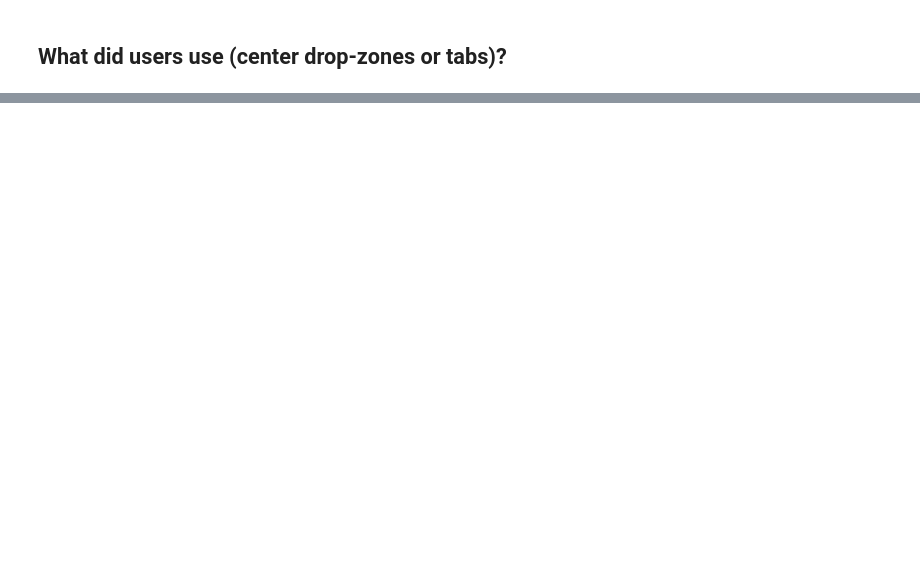
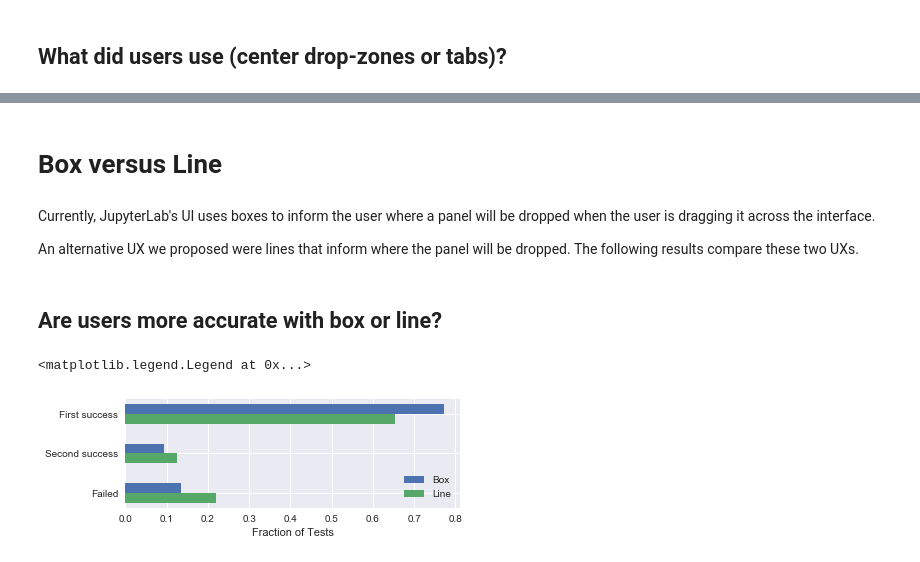
Before and after one commit to jupyter/surveys, a Jupyter notebook: surveys/2018-09-jupyterlab-ux/analysis/questions-to-answer.ipynb, the cells around one changed output, grey strips where cells are left out. Drawn from its saved outputs; the diff is of its cells as text; code cells hidden in the pictures; blank space fills up the shorter version.

```diff
--- a/surveys/2018-09-jupyterlab-ux/analysis/questions-to-answer.ipynb
+++ b/surveys/2018-09-jupyterlab-ux/analysis/questions-to-answer.ipynb
@@ -154,0 +158,52 @@ Text(0,0.5,'Number of Records')
+# %% [markdown]
+# Box versus Line
+# %% [markdown]
+Currently, JupyterLab's UI uses boxes to inform the user where a panel will be dropped when the user is dragging it across the interface.
+
+An alternative UX we proposed were lines that inform where the panel will be dropped. The following results compare these two UXs.
+# %% [markdown]
+## Are users more accurate with box or line?
+# %%
+# Line dropzone dataframe
+filters = (
+    (df["L/B"] == 'L') &         # Tab is Y
+    (df.FS.isin([0,1,2]))      # First success score.
+)
+line_dz = df[filters]
+norm = len(line_dz)
+
+x1 = [
+    len(line_dz[line_dz.FS == 2]) / norm,
+    len(line_dz[line_dz.FS == 1]) / norm,
+    len(line_dz[line_dz.FS == 0]) / norm,
+]
+
+# Box dropzone dataframe
+filters = (
+    (df["L/B"] == 'B') &         # Tab is Y
+    (df.FS.isin([0,1,2]))      # First success score.
+)
+box_dz = df[filters]
+norm = len(box_dz)
+
+x2 = [
+    len(box_dz[box_dz.FS == 2]) / norm,
+    len(box_dz[box_dz.FS == 1]) / norm,
+    len(box_dz[box_dz.FS == 0]) / norm,
+]
+y = np.array([0, 2, 4])
+
+# Plot data
+fig, ax = plt.subplots(figsize=(6,2))
+
+ax.barh(y+.5, x2, height=0.5, align='edge', label="Box")
+ax.barh(y, x1, height=0.5, align='edge', label="Line")
+
+ax.set_yticks([0.5, 2.5, 4.5])
+ax.set_yticklabels(["Failed", "Second success", "First success"])
+ax.set_xlabel("Fraction of Tests")
+ax.set_title("")
+ax.legend()
+# %% [output]
+<matplotlib.legend.Legend at 0x...>
+[figure, added]
```
Also changed, not shown: parts of 10 cells of this notebook, 4 other files.
